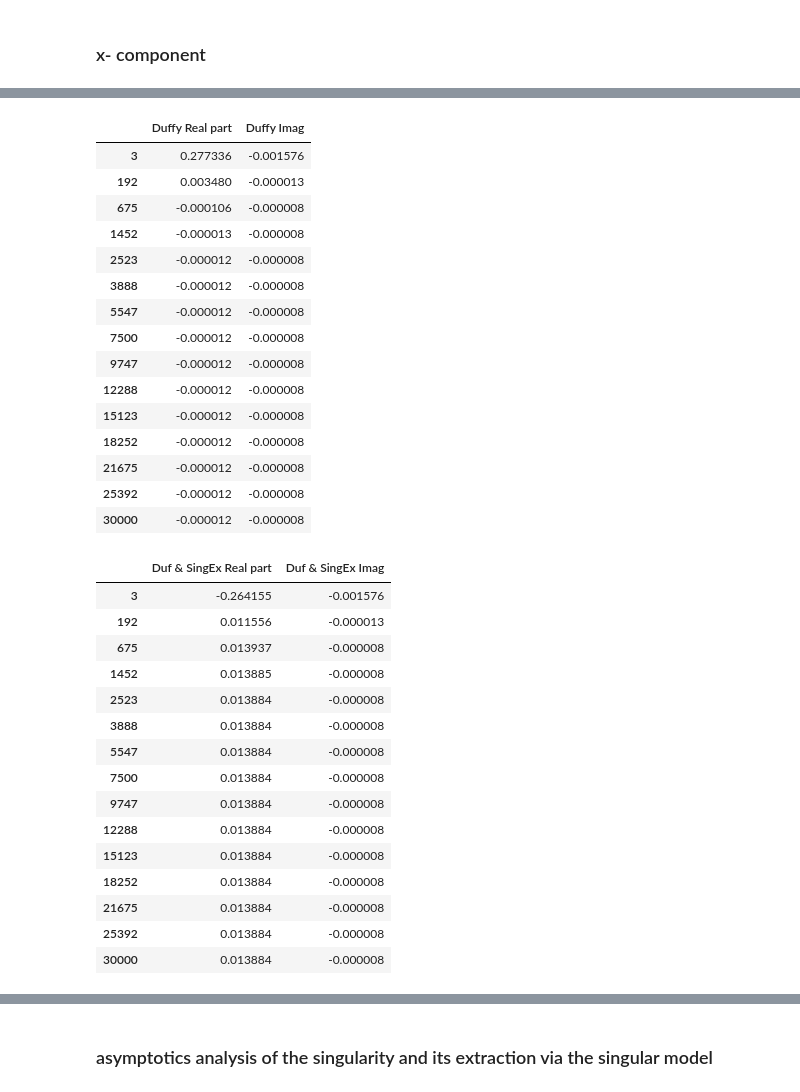
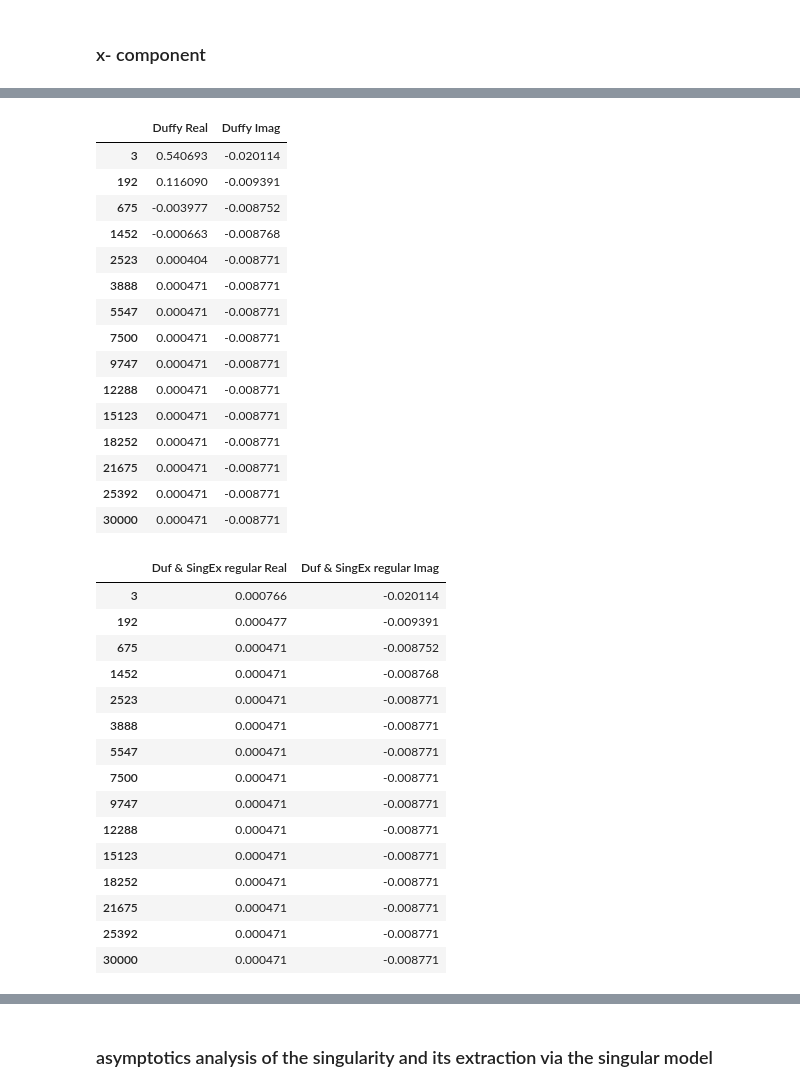
Before and after one commit to andy-c-huang/numerical-gems, a Jupyter notebook: duffy-transform-and-singularity-extraction.ipynb, the cells around one changed output, grey strips where cells are left out. Cells and saved outputs as stored; diff of their text form; code cells hidden in the pictures.

```diff
--- a/duffy-transform-and-singularity-extraction.ipynb
+++ b/duffy-transform-and-singularity-extraction.ipynb
@@ -402,6 +402,9 @@ approxDuffy(T,greensfunction,rp,n)
 A = (0.2,0,0)
 B = (0,0.2,0)
 C = (0,0,0.2)
+A=(1,0,0)
+B=(0,1,0)
+C=(0,0,0)
 T = Triangle(A,B,C)
 rp = T.refToPhys((1./numpy.pi , 1.5/numpy.pi))
 
@@ -429,5 +432,5 @@ maxLevel = 100
 steps = 15
 results = [approxDuffy(T,gradg_x,rp,int(i),k0)/(4*numpy.pi) for i in numpy.linspace(2,maxLevel,steps)]
 dataDuffy = pandas.DataFrame([numpy.real(results),numpy.imag(results)]).T
-dataDuffy.columns = ['Duffy Real part', 'Duffy Imag']
+dataDuffy.columns = ['Duffy Real', 'Duffy Imag']
 dataDuffy.index = [3*len(numpy.polynomial.legendre.leggauss(int(i))[0])**2 for i in numpy.linspace(1,maxLevel,steps)]
@@ -476,17 +524,26 @@ def approxDuffySingEx_x(T,g,rp,n,k=1):
                       T.JacInv[0][1]*T.Jac[1][0] + T.JacInv[1][1]*T.Jac[1][1] + T.JacInv[2][1]*T.Jac[1][2])*\
                      t2W[i]
     return value
+# %%
+# apply the Duffy transform and singularity extraction for approximation, but only integrate its regular part
+maxLevel = 100
+steps = 15
+results = [approxDuffySingRegularPart_x(T,gradg_x,rp,int(i),k0) for i in numpy.linspace(2,maxLevel,steps)]
+dataDuffySingReg = pandas.DataFrame([numpy.real(results),numpy.imag(results)]).T
+dataDuffySingReg.columns = ['Duf & SingEx regular Real', 'Duf & SingEx regular Imag']
+dataDuffySingReg.index = [3*len(numpy.polynomial.legendre.leggauss(int(i))[0])**2 for i in numpy.linspace(1,maxLevel,steps)]
 # %%
 # apply the Duffy transform and singularity extraction for approximation
 maxLevel = 100
 steps = 15
 results = [approxDuffySingEx_x(T,gradg_x,rp,int(i),k0) for i in numpy.linspace(2,maxLevel,steps)]
 dataDuffySing = pandas.DataFrame([numpy.real(results),numpy.imag(results)]).T
-dataDuffySing.columns = ['Duf & SingEx Real part', 'Duf & SingEx Imag']
+dataDuffySing.columns = ['Duf & SingEx Real', 'Duf & SingEx Imag']
 dataDuffySing.index = [3*len(numpy.polynomial.legendre.leggauss(int(i))[0])**2 for i in numpy.linspace(1,maxLevel,steps)]
 # %%
 display(dataUniform)
 display(dataDuffy)
+display(dataDuffySingReg)
 display(dataDuffySing)
 # %% [output]
 |  | Unif Real | Unif Imag |
@@ -508,32 +565,32 @@ display(dataDuffySing)
-|  | Duffy Real part | Duffy Imag |
-| 3 | 0.277336 | -0.001576 |
-| 192 | 0.003480 | -0.000013 |
-| 675 | -0.000106 | -0.000008 |
-| 1452 | -0.000013 | -0.000008 |
-| 2523 | -0.000012 | -0.000008 |
-| 3888 | -0.000012 | -0.000008 |
-| 5547 | -0.000012 | -0.000008 |
-| 7500 | -0.000012 | -0.000008 |
-| 9747 | -0.000012 | -0.000008 |
-| 12288 | -0.000012 | -0.000008 |
-| 15123 | -0.000012 | -0.000008 |
-| 18252 | -0.000012 | -0.000008 |
-| 21675 | -0.000012 | -0.000008 |
-| 25392 | -0.000012 | -0.000008 |
-| 30000 | -0.000012 | -0.000008 |
+|  | Duffy Real | Duffy Imag |
+| 3 | 0.540693 | -0.020114 |
+| 192 | 0.116090 | -0.009391 |
+| 675 | -0.003977 | -0.008752 |
+| 1452 | -0.000663 | -0.008768 |
+| 2523 | 0.000404 | -0.008771 |
+| 3888 | 0.000471 | -0.008771 |
+| 5547 | 0.000471 | -0.008771 |
+| 7500 | 0.000471 | -0.008771 |
+| 9747 | 0.000471 | -0.008771 |
+| 12288 | 0.000471 | -0.008771 |
+| 15123 | 0.000471 | -0.008771 |
+| 18252 | 0.000471 | -0.008771 |
+| 21675 | 0.000471 | -0.008771 |
+| 25392 | 0.000471 | -0.008771 |
+| 30000 | 0.000471 | -0.008771 |
-|  | Duf & SingEx Real part | Duf & SingEx Imag |
-| 3 | -0.264155 | -0.001576 |
-| 192 | 0.011556 | -0.000013 |
-| 675 | 0.013937 | -0.000008 |
-| 1452 | 0.013885 | -0.000008 |
-| 2523 | 0.013884 | -0.000008 |
-| 3888 | 0.013884 | -0.000008 |
-| 5547 | 0.013884 | -0.000008 |
-| 7500 | 0.013884 | -0.000008 |
-| 9747 | 0.013884 | -0.000008 |
-| 12288 | 0.013884 | -0.000008 |
-| 15123 | 0.013884 | -0.000008 |
-| 18252 | 0.013884 | -0.000008 |
-| 21675 | 0.013884 | -0.000008 |
-| 25392 | 0.013884 | -0.000008 |
-| 30000 | 0.013884 | -0.000008 |
+|  | Duf & SingEx regular Real | Duf & SingEx regular Imag |
+| 3 | 0.000766 | -0.020114 |
+| 192 | 0.000477 | -0.009391 |
+| 675 | 0.000471 | -0.008752 |
+| 1452 | 0.000471 | -0.008768 |
+| 2523 | 0.000471 | -0.008771 |
+| 3888 | 0.000471 | -0.008771 |
+| 5547 | 0.000471 | -0.008771 |
+| 7500 | 0.000471 | -0.008771 |
+| 9747 | 0.000471 | -0.008771 |
+| 12288 | 0.000471 | -0.008771 |
+| 15123 | 0.000471 | -0.008771 |
+| 18252 | 0.000471 | -0.008771 |
+| 21675 | 0.000471 | -0.008771 |
+| 25392 | 0.000471 | -0.008771 |
+| 30000 | 0.000471 | -0.008771 |
```
Also changed, not shown: parts of 2 cells of this notebook.
